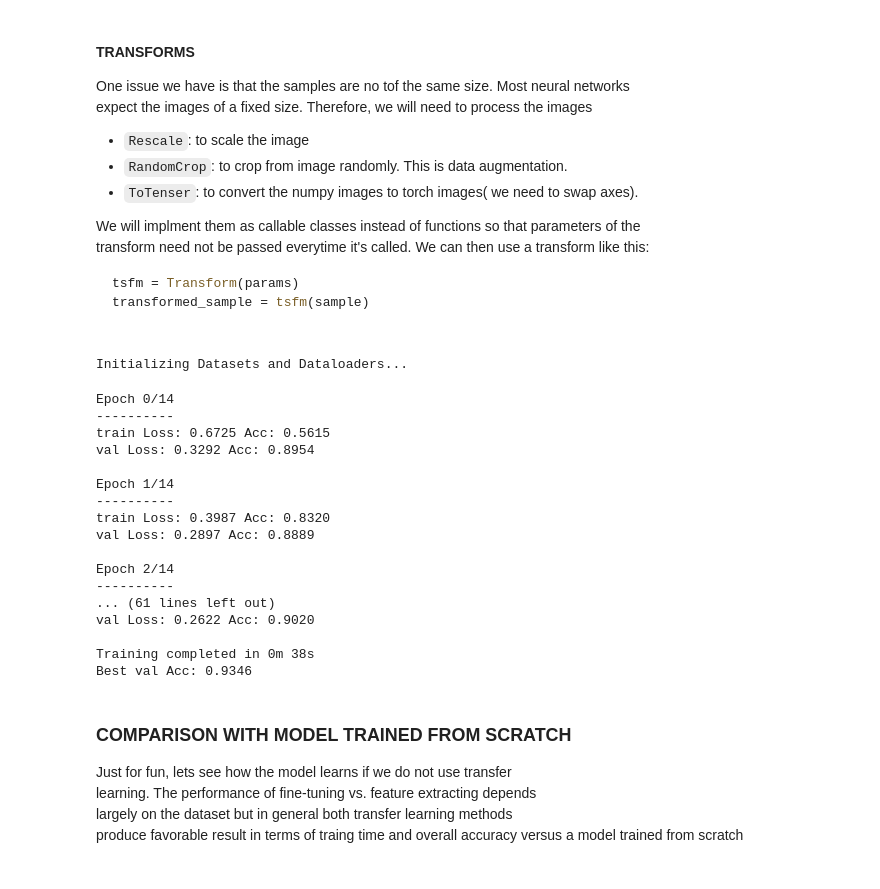
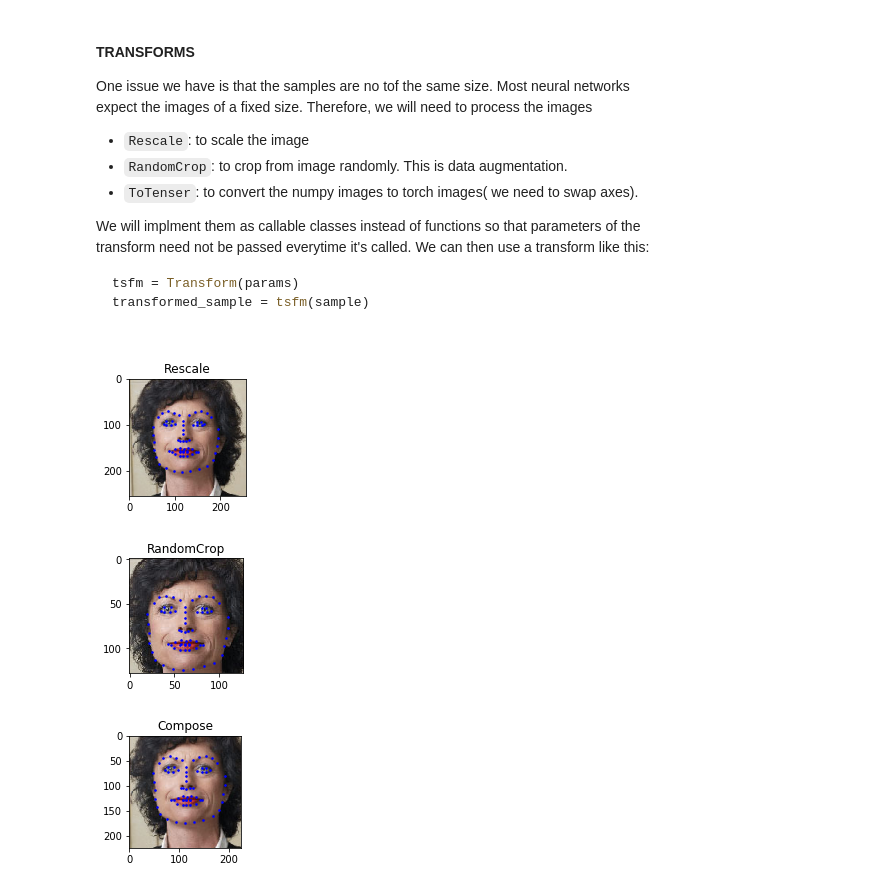
Before and after one commit to weima/pytorch-study-notes, a Jupyter notebook: data-loading-and-processing.ipynb, the cells around one changed output. Cells and saved outputs as stored; diff of their text form; code cells hidden in the pictures.

Commit message:
Add data processing notes

```diff
--- a/data-loading-and-processing.ipynb
+++ b/data-loading-and-processing.ipynb
@@ -115,53 +115,20 @@ from core.faces.transform_funcs import Rescale, RandomCrop, ToTensor
 # %%
 scale = Rescale(256)
 crop = RandomCrop(128)
 composed = transforms.Compose([
     Rescale(256),
     RandomCrop(224)
 ])
 fig = plt.figure()
 sample = face_dataset[65]
 
-for i, tsfrm in enumerated((scale,crop, composed)):
+for i, tsfrm in enumerate((scale,crop, composed)):
     transformed_sample = tsfrm(sample)
     ax = plt.subplot(1, 3, i + 1)
-    plt.tight_lay
+    plt.tight_layout()
+    ax.set_title(type(tsfrm).__name__)
+    show_landmarks(transformed_sample.image, transformed_sample.landmarks)
 # %% [output]
-Initializing Datasets and Dataloaders...
+[figure, added]
+[figure, added]
+[figure, added]
-# %%
-from core.model_trainer import ModelTrainer
-trainer = ModelTrainer(
-    model=model_ft,
-    dataloaders=data_loaders,
-    optimizer=optimize_ft,
-    criterion=criterion,
-    number_epoches=num_epoches
-)
-
-good_model, acc_history = trainer.train()
-# %% [output]
-Epoch 0/14
-----------
-train Loss: 0.6725 Acc: 0.5615
-val Loss: 0.3292 Acc: 0.8954
-
-Epoch 1/14
-----------
-train Loss: 0.3987 Acc: 0.8320
-val Loss: 0.2897 Acc: 0.8889
-
-Epoch 2/14
-----------
-... (61 lines left out)
-val Loss: 0.2622 Acc: 0.9020
-
-Training completed in 0m 38s
-Best val Acc: 0.9346
-# %% [markdown]
-### COMPARISON WITH MODEL TRAINED FROM SCRATCH
-
-Just for fun, lets see how the model learns if we do not use transfer
-  learning. The performance of fine-tuning vs. feature extracting depends
-  largely on the dataset but in general both transfer learning methods
-  produce favorable result in terms of traing time and overall accuracy
-  versus a model trained from scratch
```
Also changed, not shown: parts of 6 cells of this notebook, 2 other files.
